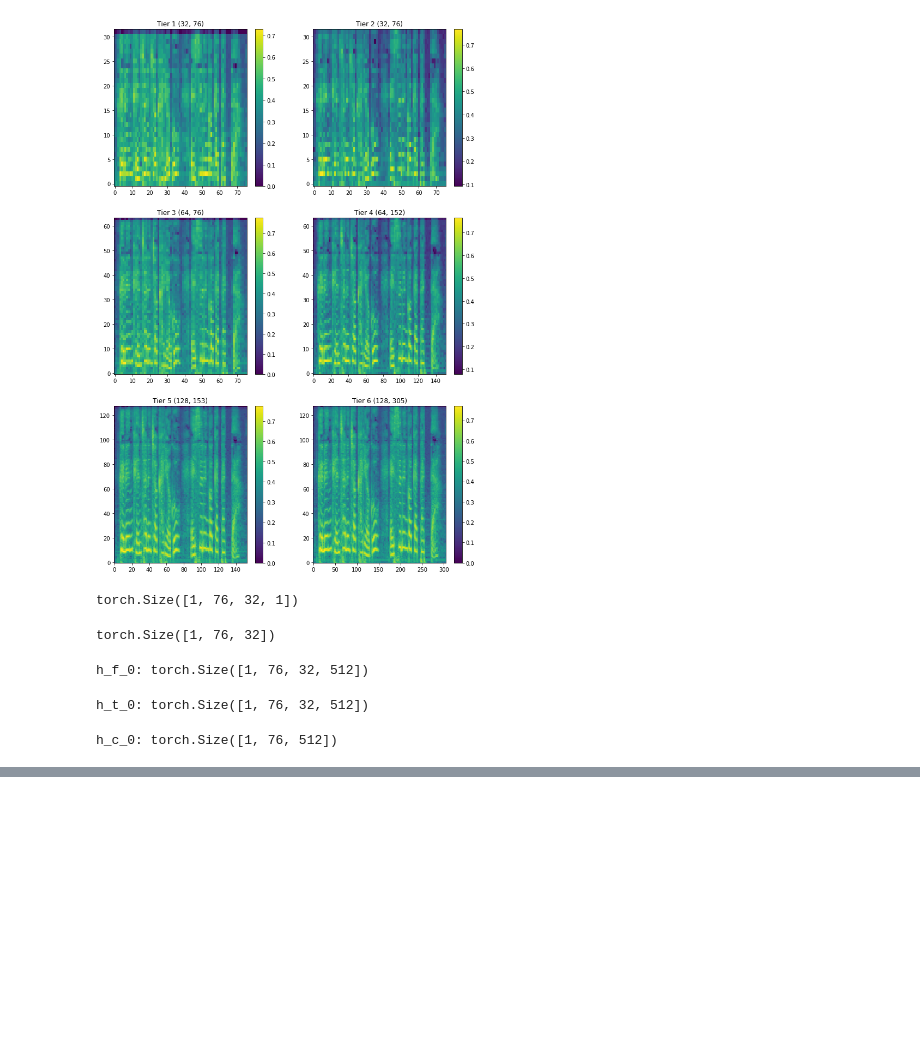
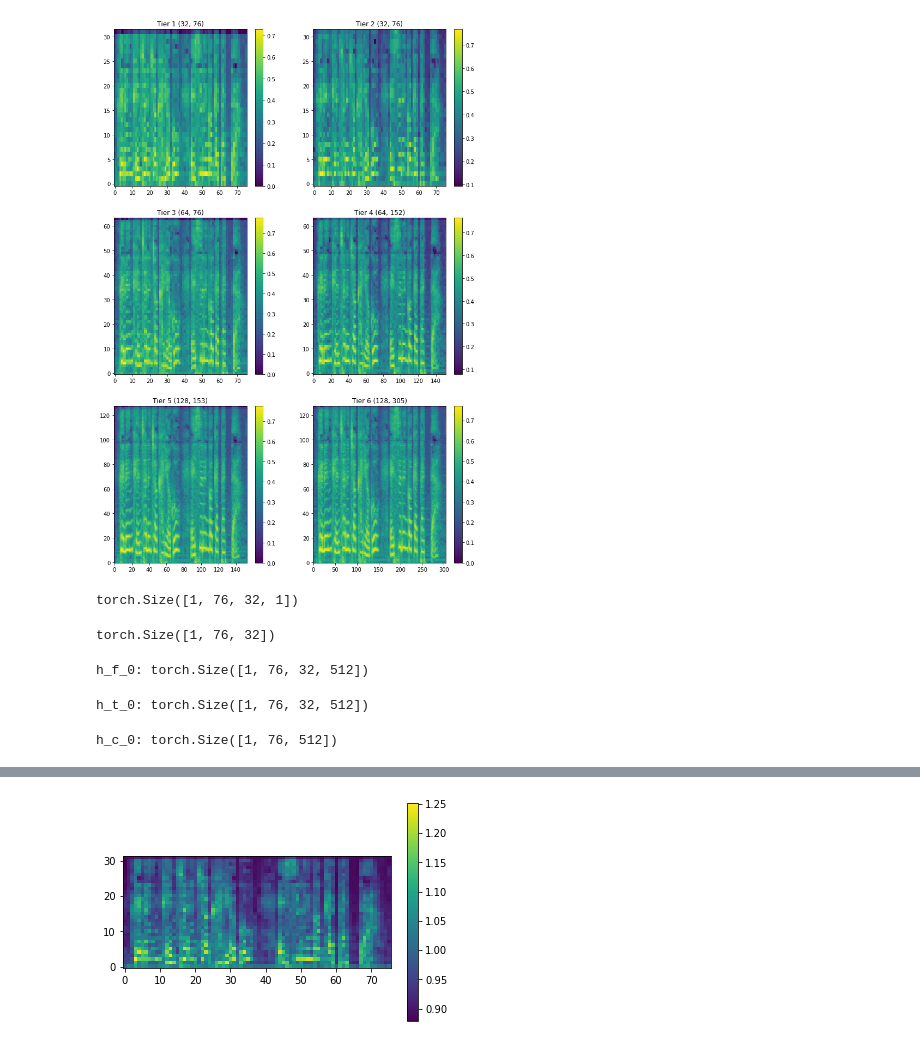
Before and after one commit to Joovvhan/MelNet, a Jupyter notebook: src/proto.ipynb, the cells around one changed output, grey strips where cells are left out. Cells and saved outputs as stored; diff of their text form; code cells hidden in the pictures; blank space fills up the shorter version.

```diff
--- a/src/proto.ipynb
+++ b/src/proto.ipynb
@@ -189,8 +242,0 @@ tensor([1, 1])
-# %%
-outputs = list()
-
-for i in range(h_t_0.shape[2]):
-    output, _ = time_delayed_RNN_0(h_t_0[:, :, i, :])
-    outputs.append(output)
-
-h_t_1_ = torch.cat(outputs, -1)
@@ -200,0 +270,5 @@ torch.Size([1, 76, 16384])
+# %%
+W_theta = nn.Linear(num_hidden, 3 * K)
+
+theta_hat = W_theta(h_f_1)
+print('theta_hat: {}'.format(theta_hat.shape))
@@ -200,0 +277,5 @@ torch.Size([1, 76, 16384])
+# %%
+mu = theta_hat[:, :, :, :K]
+std = torch.exp(theta_hat[:, :, :, K:2*K])
+pi_softmax = nn.Softmax(dim=3)
+pi = pi_softmax(theta_hat[:, :, :, 2*K:])
@@ -200,0 +286,13 @@ torch.Size([1, 76, 16384])
+# %%
+loss = torch.zeros(input_tensor[:, :, :, 0].shape)
+print('loss: {}'.format(loss.shape))
+
+for batch in range(loss.shape[0]):
+    for i in range(loss.shape[1]):
+        for j in range(loss.shape[2]):
+            prob = 0
+
+            for k in range(K):
+                prob += pi[batch, i, j, k] * torch.exp(torch.distributions.normal.Normal(mu[batch, i, j, k], std[batch, i, j, k]).log_prob(input_tensor[batch, i, j, 0]))
+
+            loss[batch, i, j] = - torch.log(prob)
@@ -200,0 +301,6 @@ torch.Size([1, 76, 16384])
+# %%
+plt.imshow(loss[0, :, :].detach().numpy().T, origin='lower')
+plt.colorbar()
+plt.show()
+# %% [output]
+[figure, added]
```
Also changed, not shown: parts of 11 cells of this notebook.
